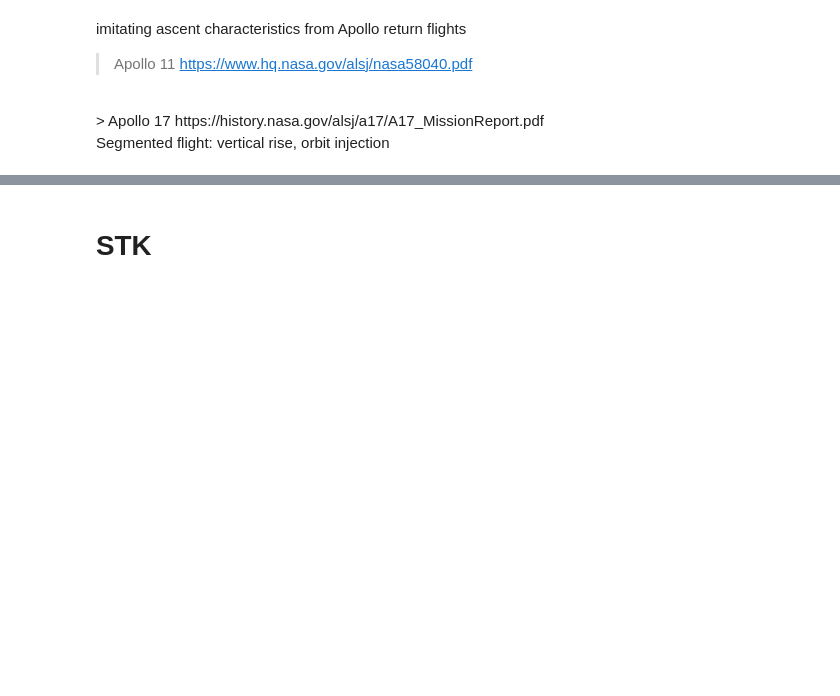
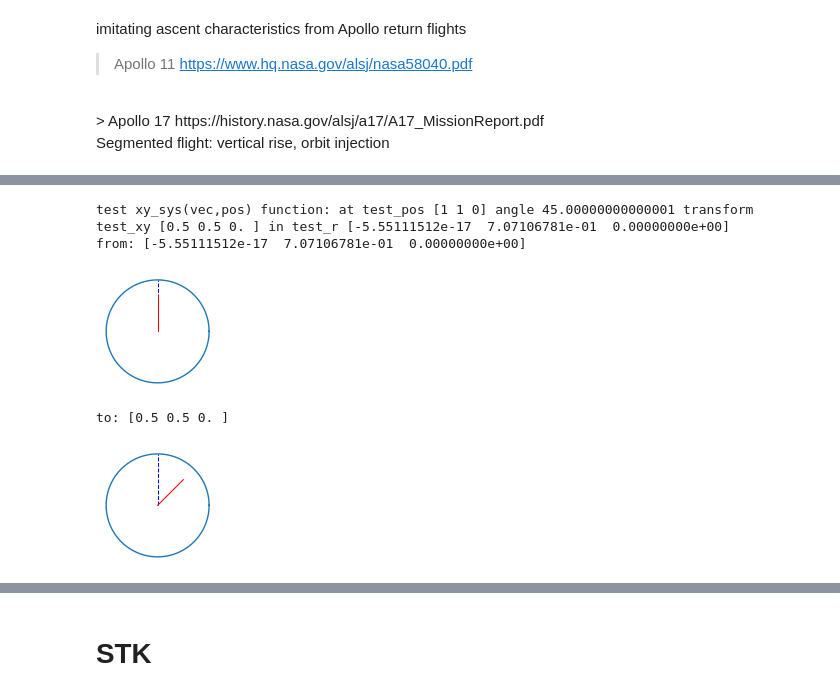
Before and after one commit to Sven-J-Steinert/10.3389-frspt.2024.1352213, a Jupyter notebook: B_Transport_efficiency.ipynb, the cells around one changed output, grey strips where cells are left out. Drawn from its saved outputs; the diff is of its cells as text; code cells hidden in the pictures; blank space fills up the shorter version.

```diff
--- a/B_Transport_efficiency.ipynb
+++ b/B_Transport_efficiency.ipynb
@@ -104 +148,34 @@ def plot_vector(vec):
+# %%
+def xy_sys(vec, pos):
+
+    alpha = -angle(pos,rad=True)
+    #print(alpha)
+
+    rot_xy = np.array([[np.cos(alpha), -np.sin(alpha)], [np.sin(alpha), np.cos(alpha)]])
+    #print(rot)
+
+    v = np.array([vec[0], vec[1]], dtype=np.float64)
+
+    v2 = np.dot(rot_xy, v)
+
+    xy_vec = np.array([v2[0], v2[1], vec[2]], dtype=np.float64)
+    #print(vec,r_vec)
+
+    return xy_vec
+
+# verify
+test2_pos = np.array([1, 1 , 0])
+test2_r = np.array([-5.55111512e-17 , 7.07106781e-01 , 0.00000000e+00])
+test2_xy = xy_sys(test2_r,test2_pos)
+print('test xy_sys(vec,pos) function:','at test_pos',test2_pos,'angle',angle(test2_pos),'transform test_xy',test2_xy,'in test_r',test2_r)
+print('from:',test2_r)
+plot_vector(test2_r)
+print('to:',test2_xy)
+plot_vector(test2_xy)
+# %% [output]
+test xy_sys(vec,pos) function: at test_pos [1 1 0] angle 45.00000000000001 transform test_xy [0.5 0.5 0. ] in test_r [-5.55111512e-17  7.07106781e-01  0.00000000e+00]
+from: [-5.55111512e-17  7.07106781e-01  0.00000000e+00]
+[figure, added]
+to: [0.5 0.5 0. ]
+[figure, added]
 # %%
```
Also changed, not shown: parts of 10 cells of this notebook.
